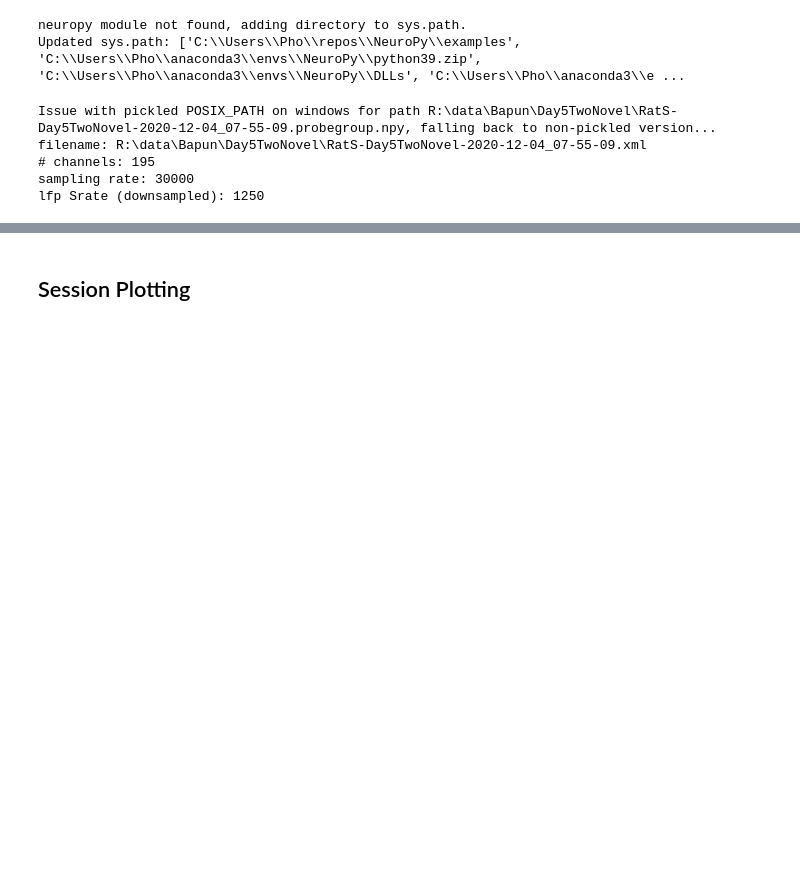
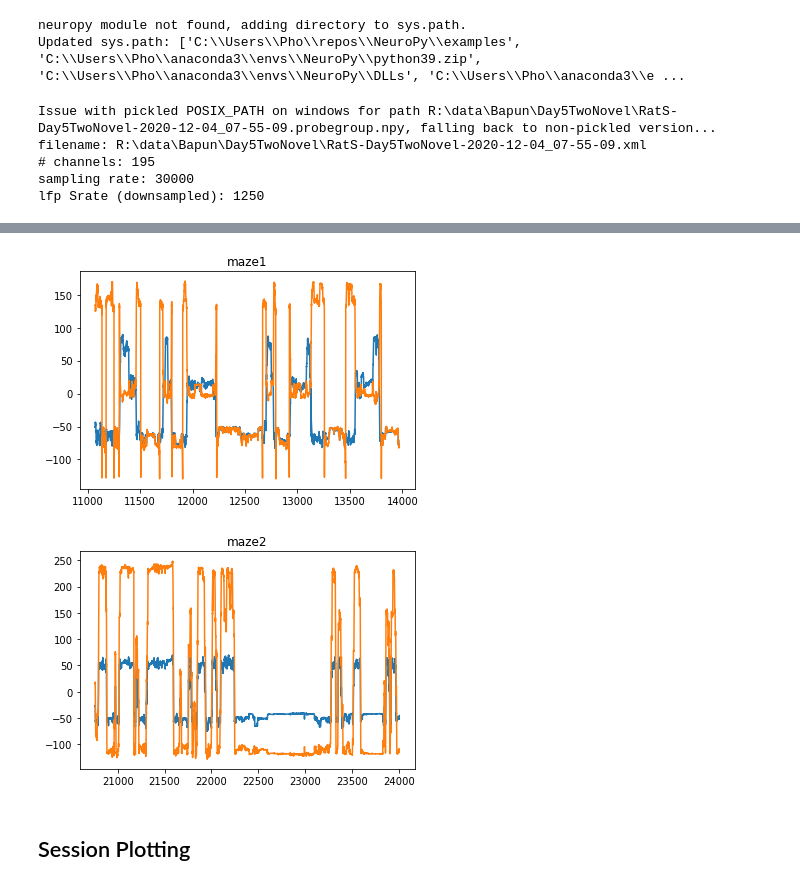
Before and after one commit to diba-lab/NeuroPy, a Jupyter notebook: examples/Placefield Analysis.ipynb, the cells around one changed output, grey strips where cells are left out. Drawn from its saved outputs; the diff is of its cells as text; code cells hidden in the pictures; blank space fills up the shorter version.

```diff
--- a/examples/Placefield Analysis.ipynb
+++ b/examples/Placefield Analysis.ipynb
@@ -67,15 +71,39 @@ sess.neurons.get_all_spikes()
 sess.position.sampling_rate
 # %%
 plot_probe(sess.probegroup)
-# %%
-## Linearize Position:
-from neuropy.utils import position_util
-maze = sess.paradigm['maze']
-maze_pos = sess.position.time_slice(maze[0],maze[1])
-linear_pos = position_util.linearize_position(maze_pos)
-plt.plot(maze_pos.time,maze_pos.x)
-plt.plot(linear_pos.time,linear_pos.x)
-plt.show()
+# %%
+## Linearize Position:
+from neuropy.utils import position_util
+# maze = sess.paradigm['maze']
+
+def compute_linearized_position(session, epochLabelName='maze1'):
+    active_epoch_times = session.epochs[epochLabelName] # array([11070, 13970], dtype=int64)
+    active_epoch_pos = session.position.time_slice(active_epoch_times[0], active_epoch_times[1])
+    linear_pos = position_util.linearize_position(active_epoch_pos)
+    return active_epoch_pos, linear_pos
+
+active_positions_maze1, linearized_positions_maze1 = compute_linearized_position(sess, 'maze1')
+active_positions_maze2, linearized_positions_maze2 = compute_linearized_position(sess, 'maze2')
+# %%
+## Plot Computed Linearized Positions:
+# %matplotlib widget
+%matplotlib inline
+import matplotlib.pyplot as plt
+
+def plot_linearized_positions(maze_pos, linear_pos):
+    plt.plot(maze_pos.time, maze_pos.x)
+    plt.plot(linear_pos.time, linear_pos.x)
+
+plot_linearized_positions(active_positions_maze1, linearized_positions_maze1)
+plt.title('maze1')
+plt.show()
+
+plot_linearized_positions(active_positions_maze2, linearized_positions_maze2)
+plt.title('maze2')
+plt.show()
+# %% [output]
+[figure, added]
+[figure, added]
 # %%
 ## Ripple epochs
 #To detect ripples one also needs probegroup.
```
Also changed, not shown: parts of 3 cells of this notebook.
